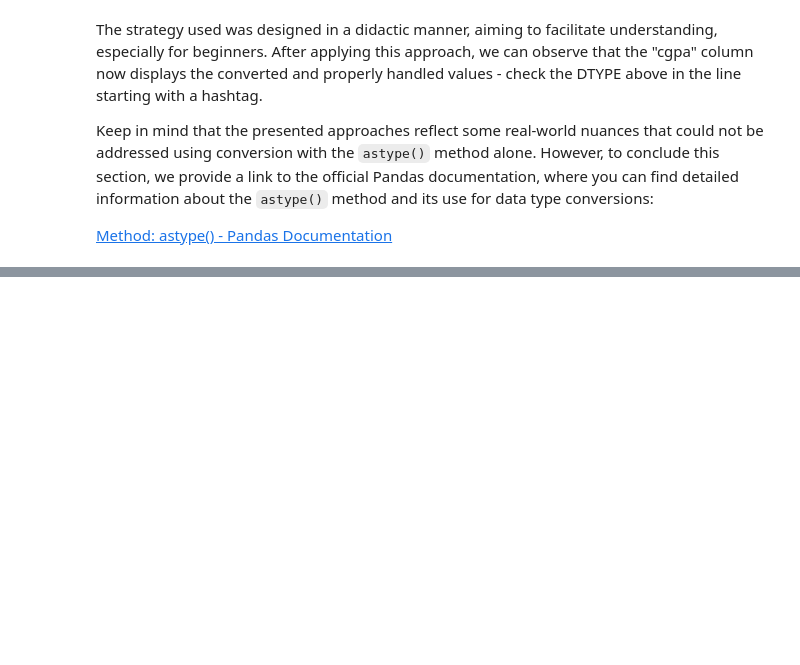
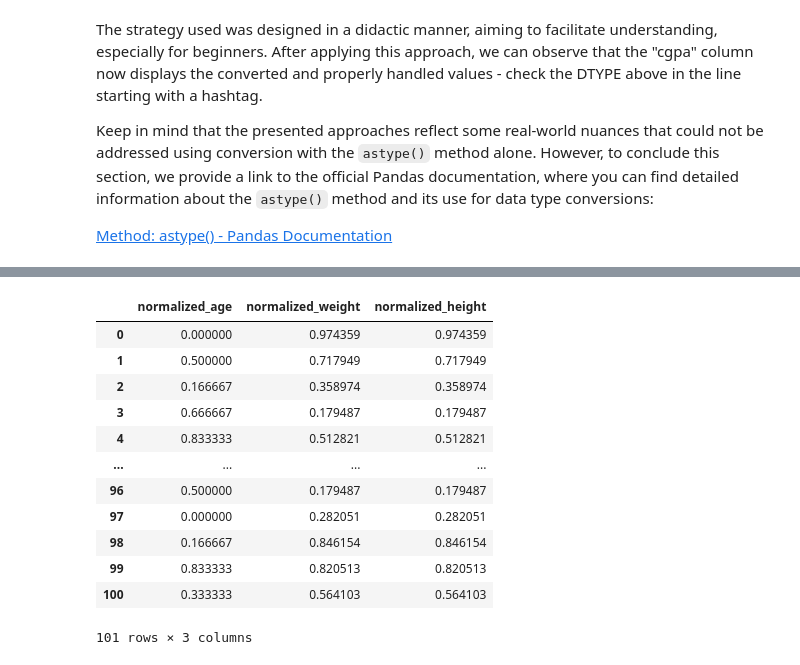
Before and after one commit to engsofjvolfe/educational-wrangling-data, a Jupyter notebook: eng-wrangling-data.ipynb, the cells around one changed output, grey strips where cells are left out. Cells and saved outputs as stored; diff of their text form; code cells hidden in the pictures; blank space fills up the shorter version.

```diff
--- a/eng-wrangling-data.ipynb
+++ b/eng-wrangling-data.ipynb
@@ -509,0 +675,22 @@ Keep in mind that the presented approaches reflect some real-world nuances that
+# %%
+# Applying normalization to the columns age, weight_kg, height_cm
+# Applying the normalization formula
+df['normalized_age'] = (df['age'] - df['age'].min()) / (df['age'].max() - df['age'].min())
+df['normalized_weight'] = (df['weight_kg'] - df['weight_kg'].min()) / (df['weight_kg'].max() - df['weight_kg'].min())
+df['normalized_height'] = (df['height_cm'] - df['height_cm'].min()) / (df['height_cm'].max() - df['height_cm'].min())
+
+df[['normalized_age', 'normalized_weight', 'normalized_height']]
+# %% [output]
+|  | normalized_age | normalized_weight | normalized_height |
+| 0 | 0.000000 | 0.974359 | 0.974359 |
+| 1 | 0.500000 | 0.717949 | 0.717949 |
+| 2 | 0.166667 | 0.358974 | 0.358974 |
+| 3 | 0.666667 | 0.179487 | 0.179487 |
+| 4 | 0.833333 | 0.512821 | 0.512821 |
+| ... | ... | ... | ... |
+| 96 | 0.500000 | 0.179487 | 0.179487 |
+| 97 | 0.000000 | 0.282051 | 0.282051 |
+| 98 | 0.166667 | 0.846154 | 0.846154 |
+| 99 | 0.833333 | 0.820513 | 0.820513 |
+| 100 | 0.333333 | 0.564103 | 0.564103 |
+101 rows × 3 columns
```
Also changed, not shown: parts of 33 cells of this notebook, 1 other file.
